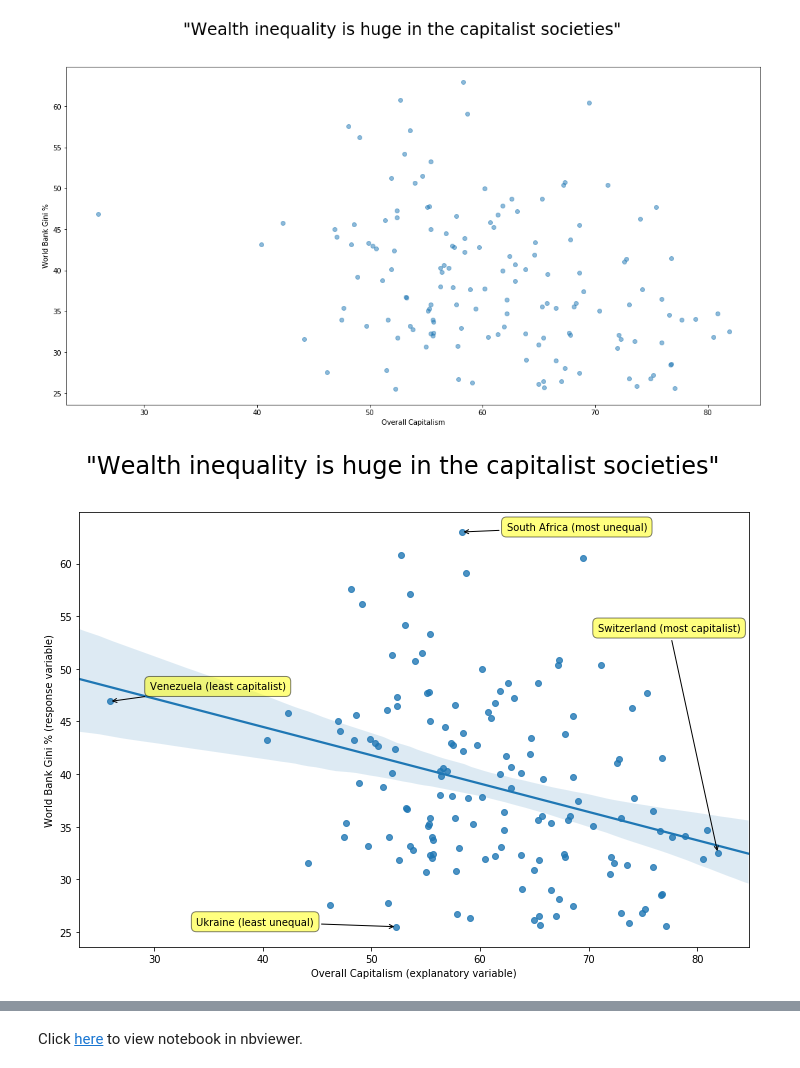
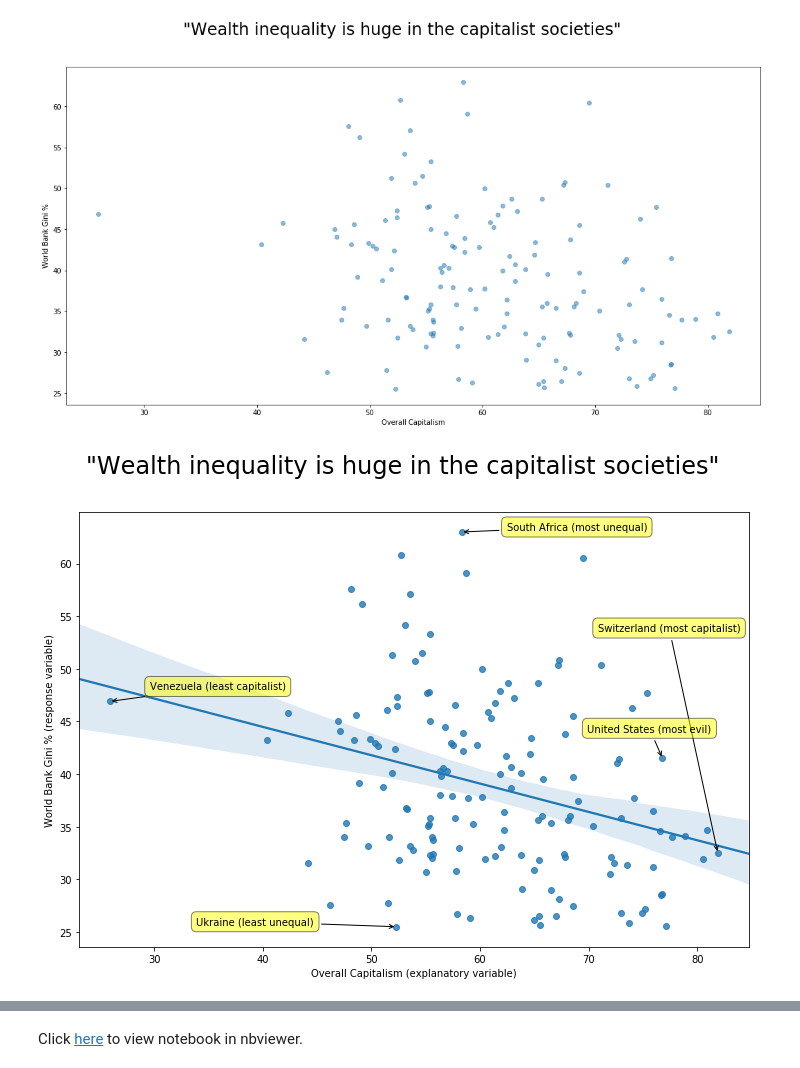
Before and after one commit to dbabbitt/notebooks, a Jupyter notebook: Miscellaneous/ipynb/Income Inequality and Capitalism.ipynb, the cells around one changed output, grey strips where cells are left out. Cells and saved outputs as stored; diff of their text form; code cells hidden in the pictures.

```diff
--- a/Miscellaneous/ipynb/Income Inequality and Capitalism.ipynb
+++ b/Miscellaneous/ipynb/Income Inequality and Capitalism.ipynb
@@ -115,31 +115,34 @@ import random
 
 fig1_fig = plt.figure(figsize=(12,8))
 merge_axes_subplot = sns.regplot(x=xname, y=yname, scatter=True, data=df)
 xlabel_str = 'Overall Capitalism (explanatory variable)'
 xlabel_text = plt.xlabel(xlabel_str)
 ylabel_str = 'World Bank Gini % (response variable)'
 ylabel_text = plt.ylabel(ylabel_str)
 kwargs = dict(textcoords='offset points', ha='left', va='bottom',
               bbox=dict(boxstyle='round,pad=0.5', fc='yellow', alpha=0.5),
               arrowprops=dict(arrowstyle='->', connectionstyle='arc3,rad=0'))
 least_capitalist = xdata.min()
 most_capitalist = xdata.max()
 most_unequal = ydata.max()
 least_unequal = ydata.min()
 for label, x, y in zip(df['Country'], xdata, ydata):
     if (x == least_capitalist):
         annotation = plt.annotate('{} (least capitalist)'.format(label),
                                   xy=(x, y), xytext=(40, 10), **kwargs)
     elif (x == most_capitalist):
         annotation = plt.annotate('{} (most capitalist)'.format(label),
                                   xy=(x, y), xytext=(-120, 220), **kwargs)
     elif (y == most_unequal):
         annotation = plt.annotate('{} (most unequal)'.format(label),
                                   xy=(x, y), xytext=(45, 0), **kwargs)
     elif (y == least_unequal):
         annotation = plt.annotate('{} (least unequal)'.format(label),
                                   xy=(x, y), xytext=(-200, 0), **kwargs)
+    elif (label == 'United States'):
+        annotation = plt.annotate('{} (most evil)'.format(label),
+                                  xy=(x, y), xytext=(-75, 25), **kwargs)
 title_obj = fig1_fig.suptitle('"Wealth inequality is huge in the capitalist societies"',
                               fontsize=24)
 # %% [output]
-[figure, old version]
+[figure, new version]
```
Also changed, not shown: parts of 4 cells of this notebook, 1 other file.
